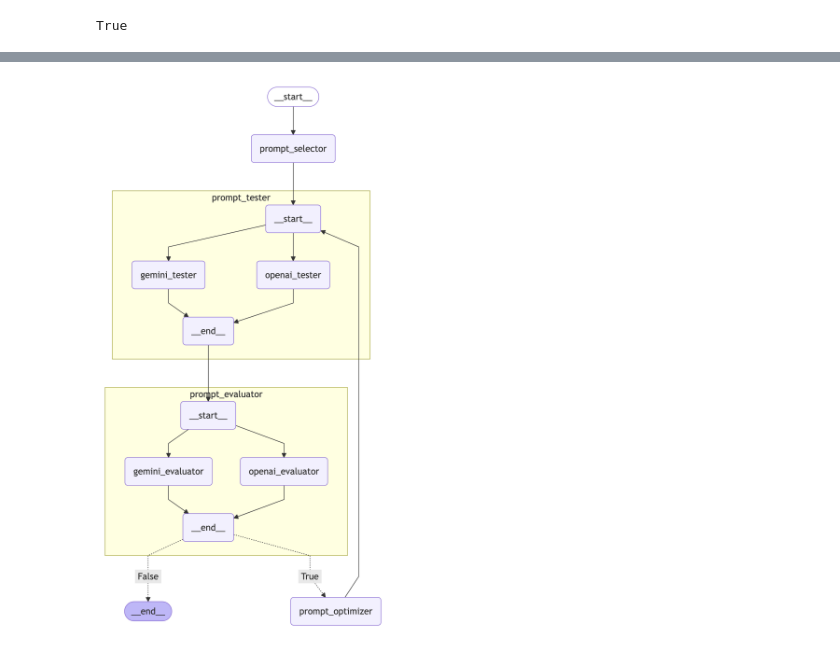
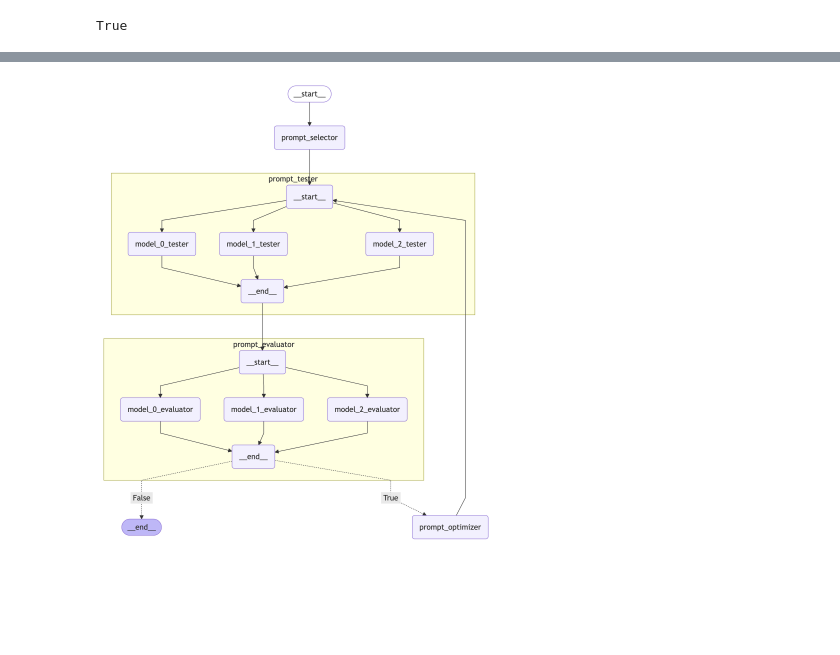
Before and after one commit to Atharv-Verma290/InstructTune, a Jupyter notebook: main.ipynb, the cells around one changed output, grey strips where cells are left out. Cells and saved outputs as stored; diff of their text form; code cells hidden in the pictures; blank space fills up the shorter version.

```diff
--- a/main.ipynb
+++ b/main.ipynb
@@ -29,6 +29,7 @@ class OverallState(TypedDict):
     prompt_versions: List[str]
     current_version: str
     counter: int
+    models_list: List[Dict[str, str]]
 # %%
 def prompt_selector_node(state: OverallState):
     prompt_to_test = state.get("optimized_prompt") or state.get("original_prompt")
@@ -233,29 +358,43 @@ def prompt_evaluator_node(state: OverallState):
     outputs = state.get('outputs', {})
     version = state.get('current_version', 'original')
     evaluations = state.get('evaluations', {})
+    models_list = state.get('models_list', [])
 
     graph_input = {
         "instruction": instruction,
         "input_prompt": input_example,
         "context": context,
         "outputs": {
-            model: {version: outputs.get(model, {}).get(version, {})}
-            for model in outputs
-        }
+            model_name: {version: outputs.get(model_name, {}).get(version, {})}
+            for model_info in models_list
+            for model_name in model_info
+        },
+        "models_list": models_list
     }
 
     results = prompt_eval_graph.invoke(graph_input)
 
-    evaluation_results = {
-        "openai": results.get('openai_eval'),
-        "gemini": results.get('gemini_eval')
-    }
-    print("Evaluation_results: ", evaluation_results)
+    for idx, model_info in enumerate(models_list):
+        model_name = next(iter(model_info))
+        eval_key = f"model_{idx}_eval"
+        eval_data = results.get(eval_key)
+        if eval_data is not None:
+            if model_name not in evaluations:
+                evaluations[model_name] = {}
+            if hasattr(eval_data, "model_dump"):
+                evaluations[model_name][version] = eval_data.model_dump()
+            else:
+                evaluations[model_name][version] = eval_data
+    # evaluation_results = {
+    #     "openai": results.get('openai_eval'),
+    #     "gemini": results.get('gemini_eval')
+    # }
+    # print("Evaluation_results: ", evaluation_results)
 
-    for model_name, eval_data in evaluation_results.items():
-        if model_name not in evaluations:
-            evaluations[model_name] = {}
-        evaluations[model_name][version] = eval_data.model_dump()
+    # for model_name, eval_data in evaluation_results.items():
+    #     if model_name not in evaluations:
+    #         evaluations[model_name] = {}
+    #     evaluations[model_name][version] = eval_data.model_dump()
 
     return {"evaluations": evaluations}
 # %%
@@ -348,18 +489,18 @@ graph = graph_builder.compile()
 # %%
 from IPython.display import Image, display
 from langchain_core.runnables.graph import CurveStyle, MermaidDrawMethod, NodeStyles
 import nest_asyncio
 nest_asyncio.apply()
 
 display(
     Image(
         data=graph.get_graph(xray=1).draw_mermaid_png(draw_method=MermaidDrawMethod.PYPPETEER),
-        width=300
+        width=400
     )
 )
 # print(graph.get_graph(xray=1).draw_mermaid())
 # %% [output]
-[figure, old version]
+[figure, new version]
 # %%
 inputs = {
     "original_prompt": "Teach the given topic from the user.",
```
Also changed, not shown: parts of 15 cells of this notebook, 2 other files.
